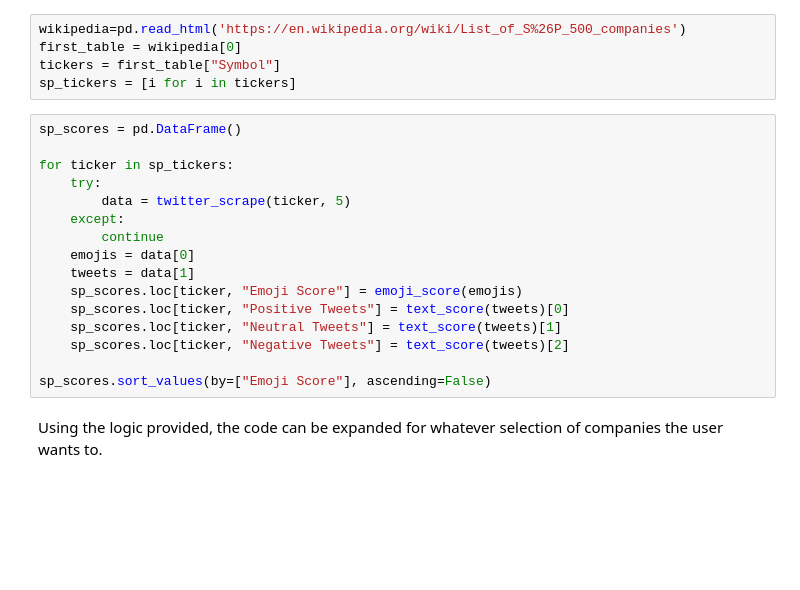
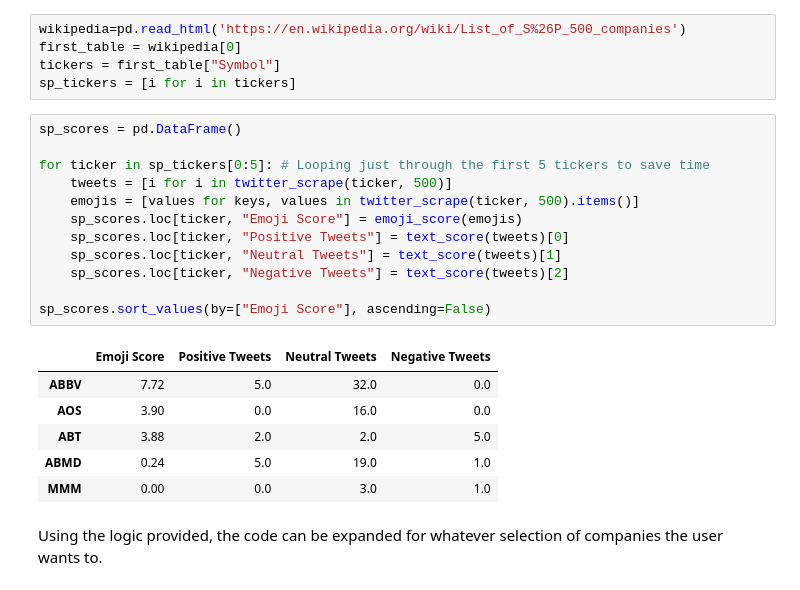
Before and after one commit to pashkaa8/Introduction-to-Programming, a Jupyter notebook: twitter_scrape_v2.ipynb, the cells around one changed output. Drawn from its saved outputs; the diff is of its cells as text; blank space fills up the shorter version.

```diff
--- a/twitter_scrape_v2.ipynb
+++ b/twitter_scrape_v2.ipynb
@@ -265,18 +274,21 @@ sp_tickers = [i for i in tickers]
 # %%
 sp_scores = pd.DataFrame()
 
-for ticker in sp_tickers:
-    try:
-        data = twitter_scrape(ticker, 5)
-    except:
-        continue
-    emojis = data[0]
-    tweets = data[1]
+for ticker in sp_tickers[0:5]: # Looping just through the first 5 tickers to save time
+    tweets = [i for i in twitter_scrape(ticker, 500)]
+    emojis = [values for keys, values in twitter_scrape(ticker, 500).items()]
     sp_scores.loc[ticker, "Emoji Score"] = emoji_score(emojis)
     sp_scores.loc[ticker, "Positive Tweets"] = text_score(tweets)[0]
     sp_scores.loc[ticker, "Neutral Tweets"] = text_score(tweets)[1]
     sp_scores.loc[ticker, "Negative Tweets"] = text_score(tweets)[2]
 
 sp_scores.sort_values(by=["Emoji Score"], ascending=False)
+# %% [output]
+|  | Emoji Score | Positive Tweets | Neutral Tweets | Negative Tweets |
+| ABBV | 7.72 | 5.0 | 32.0 | 0.0 |
+| AOS | 3.90 | 0.0 | 16.0 | 0.0 |
+| ABT | 3.88 | 2.0 | 2.0 | 5.0 |
+| ABMD | 0.24 | 5.0 | 19.0 | 1.0 |
+| MMM | 0.00 | 0.0 | 3.0 | 1.0 |
 # %% [markdown]
 Using the logic provided, the code can be expanded for whatever selection of companies the user wants to.
```
Also changed, not shown: parts of 12 cells of this notebook.
